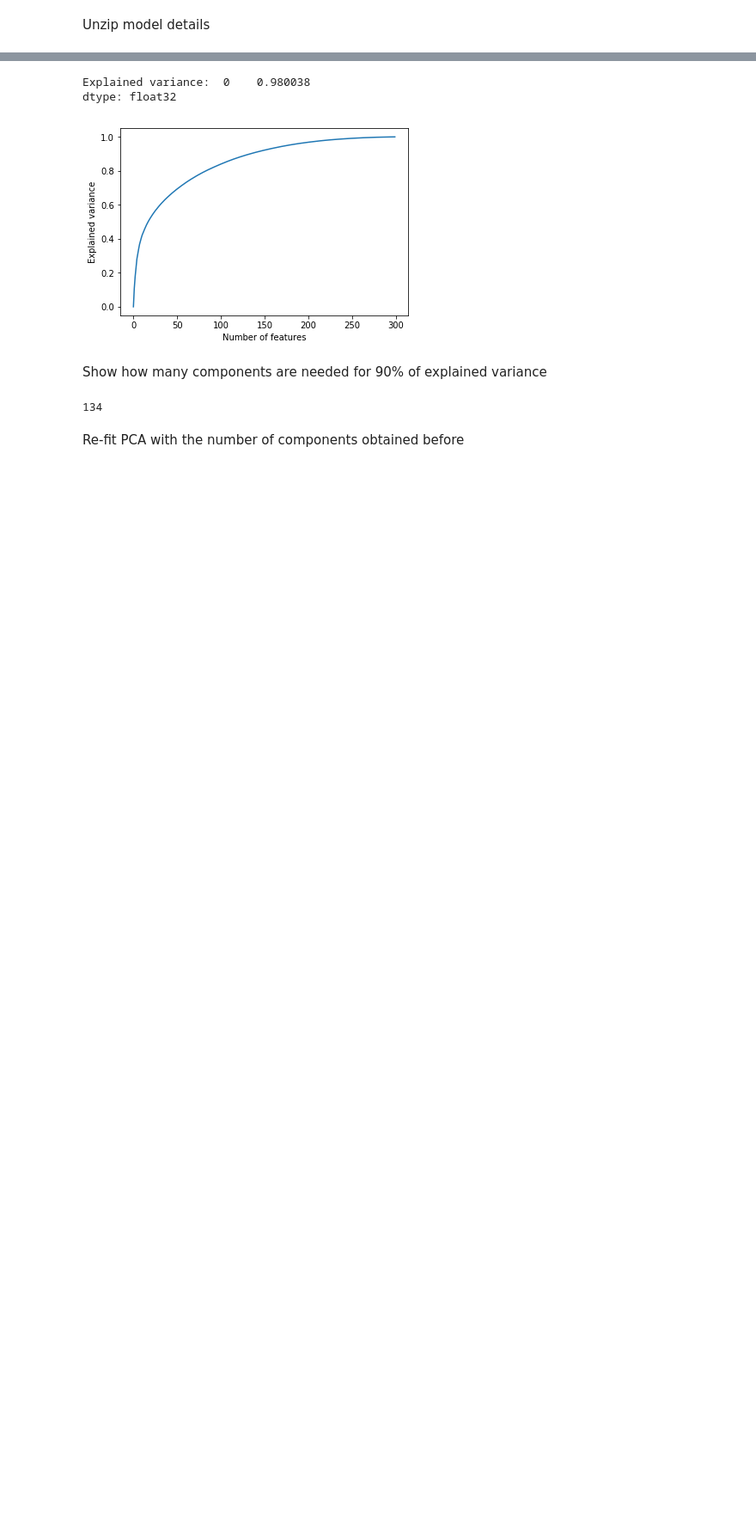
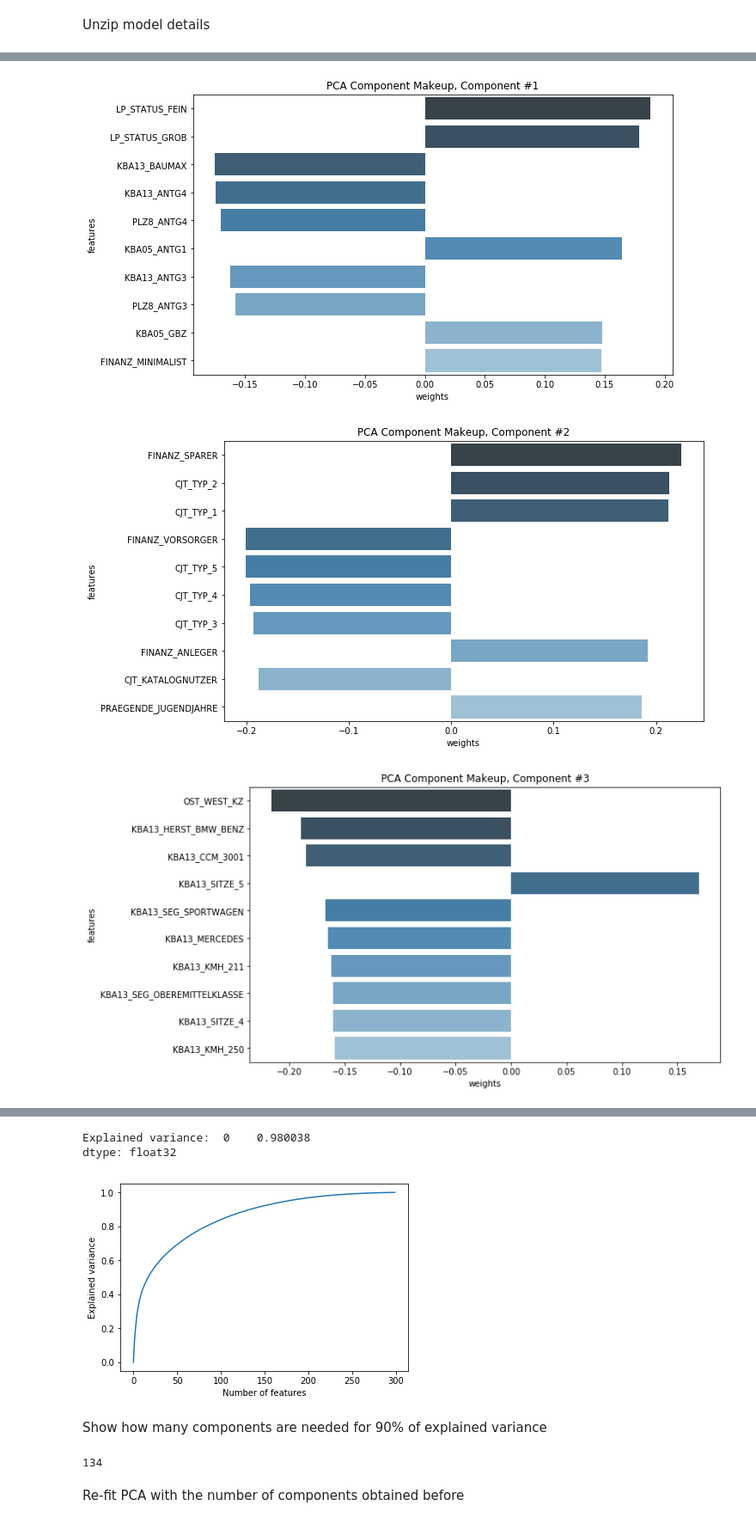
Before and after one commit to AlbertoDeBlas/MLEngineerNanodegreeCapstone, a Jupyter notebook: Arvato Project Workbook.ipynb, the cells around one changed output, grey strips where cells are left out. Shown: that part at 86% size. Saved outputs shown, nothing was run; the diff lists cells and outputs as text; code cells hidden in the pictures; blank space fills up the shorter version.

Commit message:
Plot diagrams to view feature relevance in pca and kmeans
feat: Plot diagrams to view feature relevance in pca and kmeans

```diff
--- a/Arvato Project Workbook.ipynb
+++ b/Arvato Project Workbook.ipynb
@@ -539,3 +542,4 @@ pca_model_params = mx.ndarray.load('model_algo-1')
 # %%
 # get selected params
 s=pd.DataFrame(pca_model_params['s'].asnumpy())
+v=pd.DataFrame(pca_model_params['v'].asnumpy())
@@ -541,0 +548,10 @@ s=pd.DataFrame(pca_model_params['s'].asnumpy())
+# %%
+N_COMPONENTS = 300
+
+# looking at top 5 components
+n_principal_components = 5
+
+start_idx = N_COMPONENTS - n_principal_components  # 33-n
+
+# print a selection of s
+print(s.iloc[start_idx:, :])
@@ -541,0 +565,35 @@ s=pd.DataFrame(pca_model_params['s'].asnumpy())
+# %%
+def display_component(v, features_list, component_num, n_weights=10):
+
+    # get index of component (last row - component_num)
+    row_idx = N_COMPONENTS-component_num
+
+    # get the list of weights from a row in v, dataframe
+    v_1_row = v.iloc[:, row_idx]
+    v_1 = np.squeeze(v_1_row.values)
+
+    # match weights to features in counties_scaled dataframe, using list comporehension
+    comps = pd.DataFrame(list(zip(v_1, features_list)),
+                         columns=['weights', 'features'])
+
+    # we'll want to sort by the largest n_weights
+    # weights can be neg/pos and we'll sort by magnitude
+    comps['abs_weights']=comps['weights'].apply(lambda x: np.abs(x))
+    sorted_weight_data = comps.sort_values('abs_weights', ascending=False).head(n_weights)
+
+    # display using seaborn
+    ax=plt.subplots(figsize=(10,6))
+    ax=sns.barplot(data=sorted_weight_data,
+                   x="weights",
+                   y="features",
+                   palette="Blues_d")
+    ax.set_title("PCA Component Makeup, Component #" + str(component_num))
+    plt.show()
+# %%
+# display makeup of first component
+for num in range(1,5):
+    display_component(v, azdias_df.columns.values, component_num=num, n_weights=10)
+# %% [output]
+[figure, added]
+[figure, added]
+[figure, added]
```
Also changed, not shown: parts of 50 cells of this notebook.
